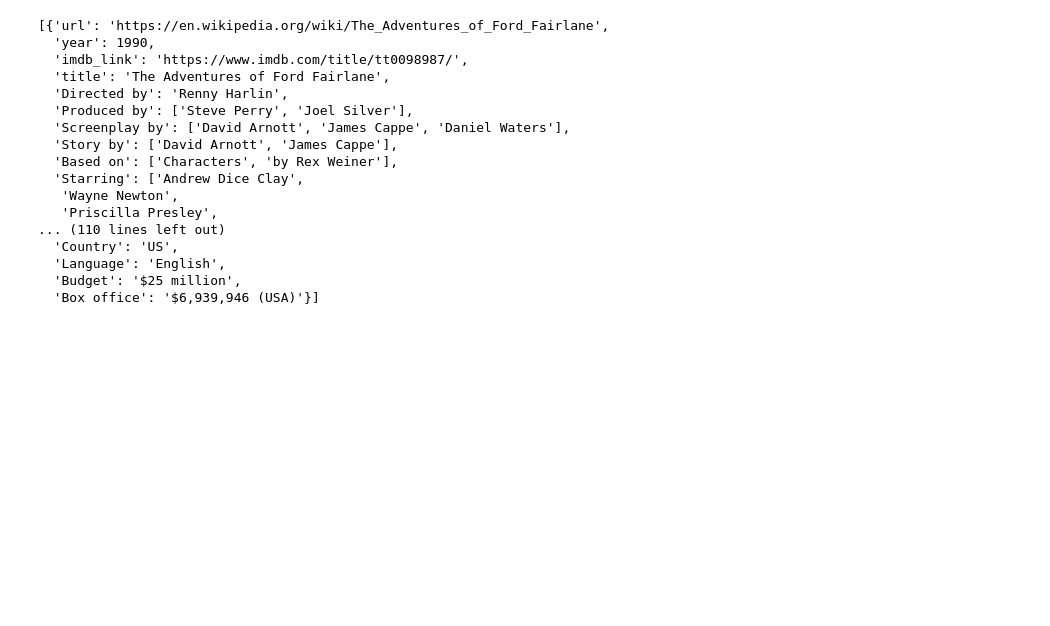
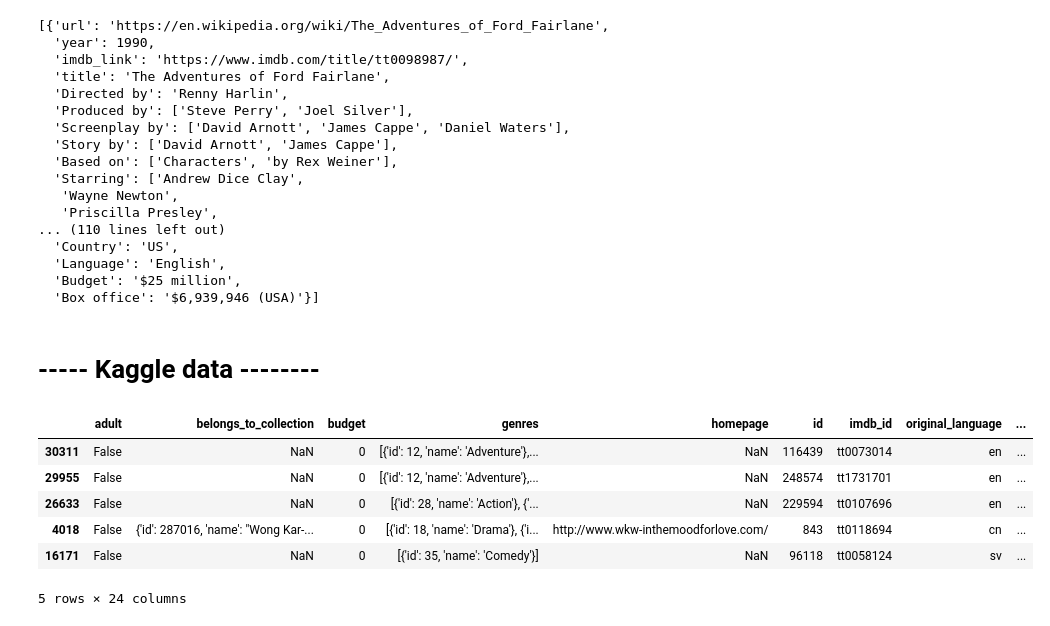
Before and after one commit to yycheung/Movies-ETL, a Jupyter notebook: Movies_ETL.ipynb, the cells around one changed output. Cells and saved outputs as stored; diff of their text form; code cells hidden in the pictures; blank space fills up the shorter version.

Commit message:
Kaggle csv data imported

```diff
--- a/Movies_ETL.ipynb
+++ b/Movies_ETL.ipynb
@@ -51,3 +51,18 @@ wiki_movies_raw[:5]
   'Language': 'English',
   'Budget': '$25 million',
   'Box office': '$6,939,946 (USA)'}]
+# %% [markdown]
+# ----- Kaggle data --------
+# %%
+kaggle_metadata = pd.read_csv(f'{file_dir}movies_metadata.csv', low_memory=False)
+ratings = pd.read_csv(f'{file_dir}ratings.csv')
+# %%
+kaggle_metadata.sample(n=5)
+# %% [output]
+|  | adult | belongs_to_collection | budget | genres | homepage | id | imdb_id | original_language | ... |
+| 30311 | False | NaN | 0 | [{'id': 12, 'name': 'Adventure'},... | NaN | 116439 | tt0073014 | en | ... |
+| 29955 | False | NaN | 0 | [{'id': 12, 'name': 'Adventure'},... | NaN | 248574 | tt1731701 | en | ... |
+| 26633 | False | NaN | 0 | [{'id': 28, 'name': 'Action'}, {'... | NaN | 229594 | tt0107696 | en | ... |
+| 4018 | False | {'id': 287016, 'name': "Wong Kar-... | 0 | [{'id': 18, 'name': 'Drama'}, {'i... | http://www.wkw-inthemoodforlove.com/ | 843 | tt0118694 | cn | ... |
+| 16171 | False | NaN | 0 | [{'id': 35, 'name': 'Comedy'}] | NaN | 96118 | tt0058124 | sv | ... |
+5 rows × 24 columns
```
Also changed, not shown: parts of 2 cells of this notebook.
